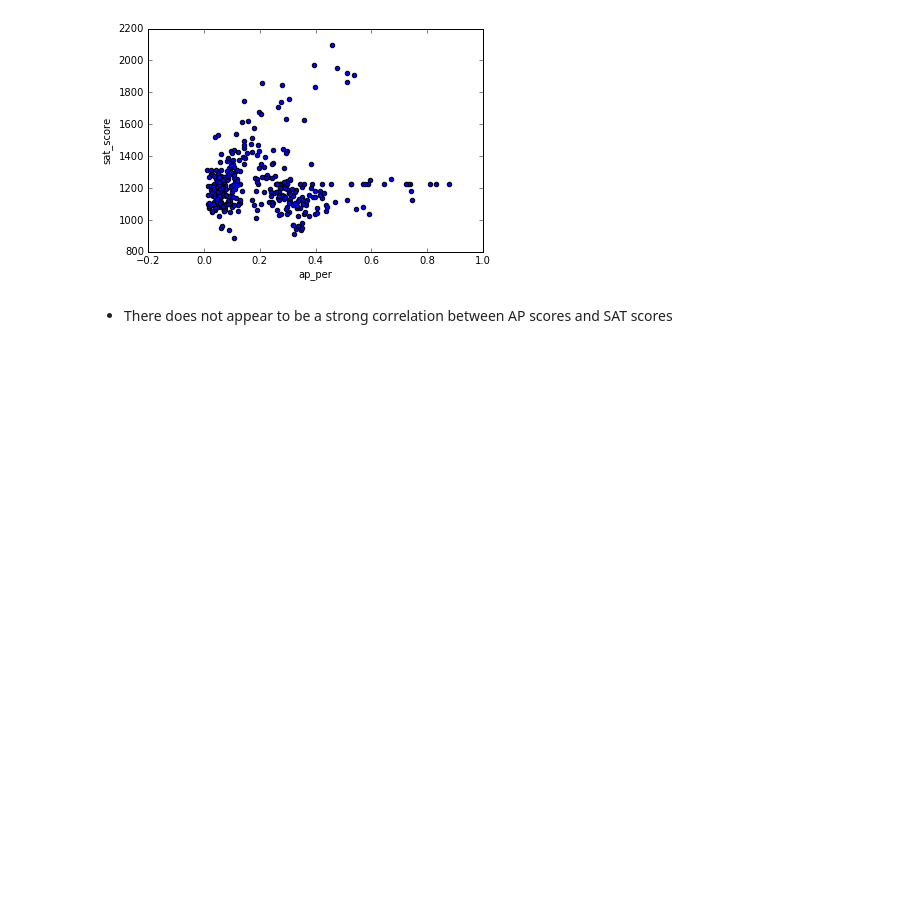
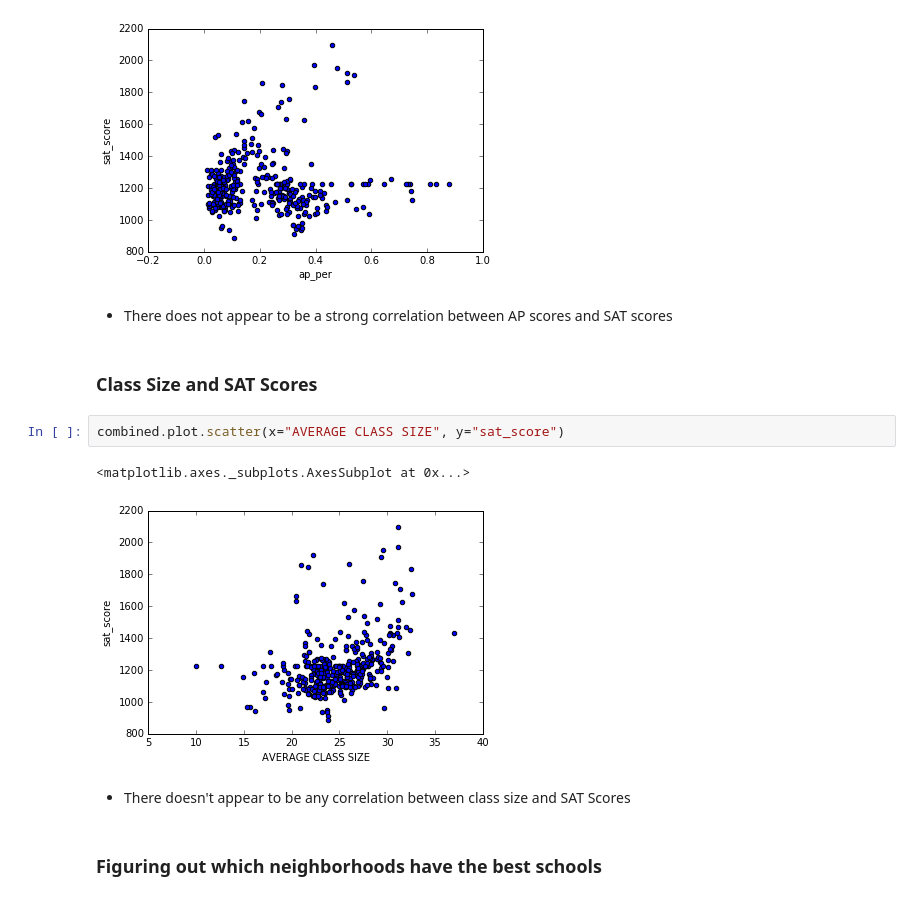
Before and after one commit to fcdiomede/Dataquest_Projects, a Jupyter notebook: Schools.ipynb, the cells around one changed output. Cells and saved outputs as stored; diff of their text form; blank space fills up the shorter version.

Commit message:
Update to NYC School Analysis

```diff
--- a/Schools.ipynb
+++ b/Schools.ipynb
@@ -313,3 +313,14 @@ combined.plot.scatter(x='ap_per', y='sat_score')
 [figure]
 # %% [markdown]
  - There does not appear to be a strong correlation between AP scores and SAT scores
+# %% [markdown]
+### Class Size and SAT Scores
+# %%
+combined.plot.scatter(x="AVERAGE CLASS SIZE", y="sat_score")
+# %% [output]
+<matplotlib.axes._subplots.AxesSubplot at 0x...>
+[figure, added]
+# %% [markdown]
+ - There doesn't appear to be any correlation between class size and SAT Scores
+# %% [markdown]
+### Figuring out which neighborhoods have the best schools
```
Also changed, not shown: parts of 6 cells of this notebook.
